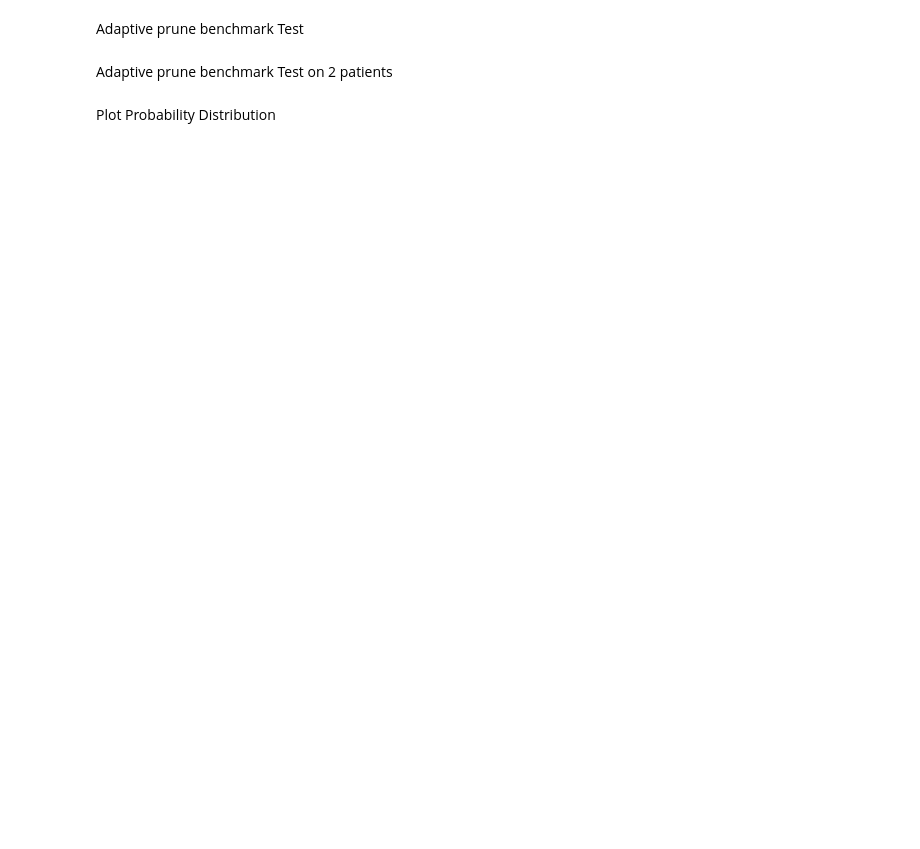
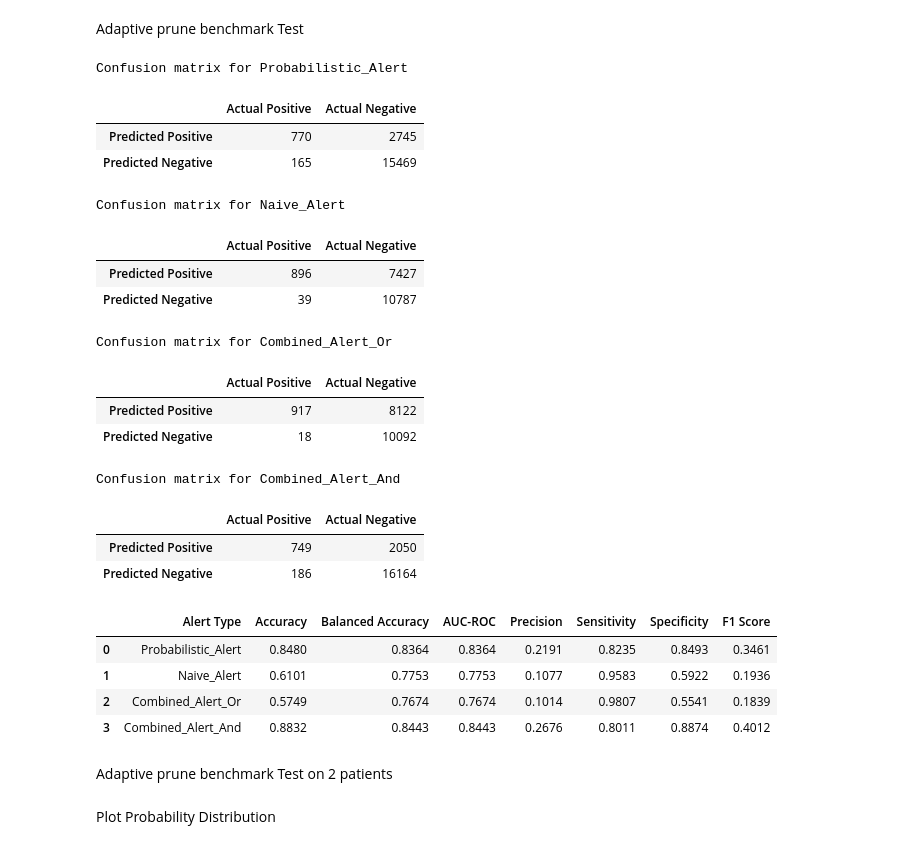
Before and after one commit to KurbanIntelligenceLab/dBG-Hypoglycemia-Forecast, a Jupyter notebook: dBGEvaluation.ipynb, the cells around one changed output. Saved outputs shown, nothing was run; the diff lists cells and outputs as text; code cells hidden in the pictures; blank space fills up the shorter version.

```diff
--- a/dBGEvaluation.ipynb
+++ b/dBGEvaluation.ipynb
@@ -43,27 +100,47 @@ Adaptive prune benchmark Test
 # %%
 from utils.PropertyNames import MethodOptions as Opts
 from Benchmark import benchmark
 
 params = {
     "k": 6,
     "risky_chars": {0, 1},
     "risk_threshold": 0.2,
-    "prune": False,
+    "prune": True,
     "prune_method": Opts.adaptive,
     "prune_threshold": 1,
     "weight_thresholds": [1, 4, 10],
     "value_ranges": [(0, 2), (2, 3), (3, float('inf'))],
     "max_steps": 6,
     "naive_threshold": 15
 }
 excluded = patients.copy().tolist()
 
-#excluded.remove('P11')
-#excluded.remove('P26')
 pd.set_option('display.float_format', '{:.4f}'.format)
 
-benchmark(patient_data[patient_data[Cols.patient].isin(excluded)].copy(), start_time_range_hours=0,
+_, _, result_df = benchmark(patient_data[patient_data[Cols.patient].isin(excluded)].copy(), start_time_range_hours=0,
           end_time_range_hours=1, **params)
+# %% [output]
+Confusion matrix for Probabilistic_Alert
+|  | Actual Positive | Actual Negative |
+| Predicted Positive | 770 | 2745 |
+| Predicted Negative | 165 | 15469 |
+Confusion matrix for Naive_Alert
+|  | Actual Positive | Actual Negative |
+| Predicted Positive | 896 | 7427 |
+| Predicted Negative | 39 | 10787 |
+Confusion matrix for Combined_Alert_Or
+|  | Actual Positive | Actual Negative |
+| Predicted Positive | 917 | 8122 |
+| Predicted Negative | 18 | 10092 |
+Confusion matrix for Combined_Alert_And
+|  | Actual Positive | Actual Negative |
+| Predicted Positive | 749 | 2050 |
+| Predicted Negative | 186 | 16164 |
+|  | Alert Type | Accuracy | Balanced Accuracy | AUC-ROC | Precision | Sensitivity | Specificity | F1 Score |
+| 0 | Probabilistic_Alert | 0.8480 | 0.8364 | 0.8364 | 0.2191 | 0.8235 | 0.8493 | 0.3461 |
+| 1 | Naive_Alert | 0.6101 | 0.7753 | 0.7753 | 0.1077 | 0.9583 | 0.5922 | 0.1936 |
+| 2 | Combined_Alert_Or | 0.5749 | 0.7674 | 0.7674 | 0.1014 | 0.9807 | 0.5541 | 0.1839 |
+| 3 | Combined_Alert_And | 0.8832 | 0.8443 | 0.8443 | 0.2676 | 0.8011 | 0.8874 | 0.4012 |
 # %% [markdown]
 Adaptive prune benchmark Test on 2 patients
 # %% [markdown]
```
Also changed, not shown: parts of 23 cells of this notebook, 2 other files.
